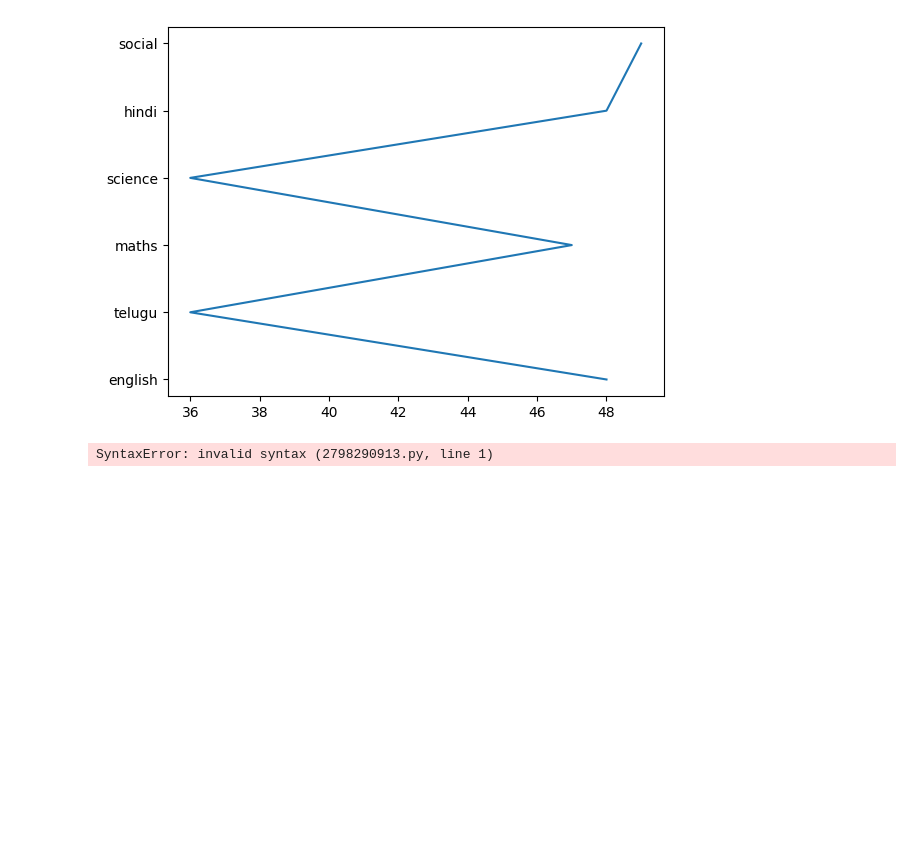
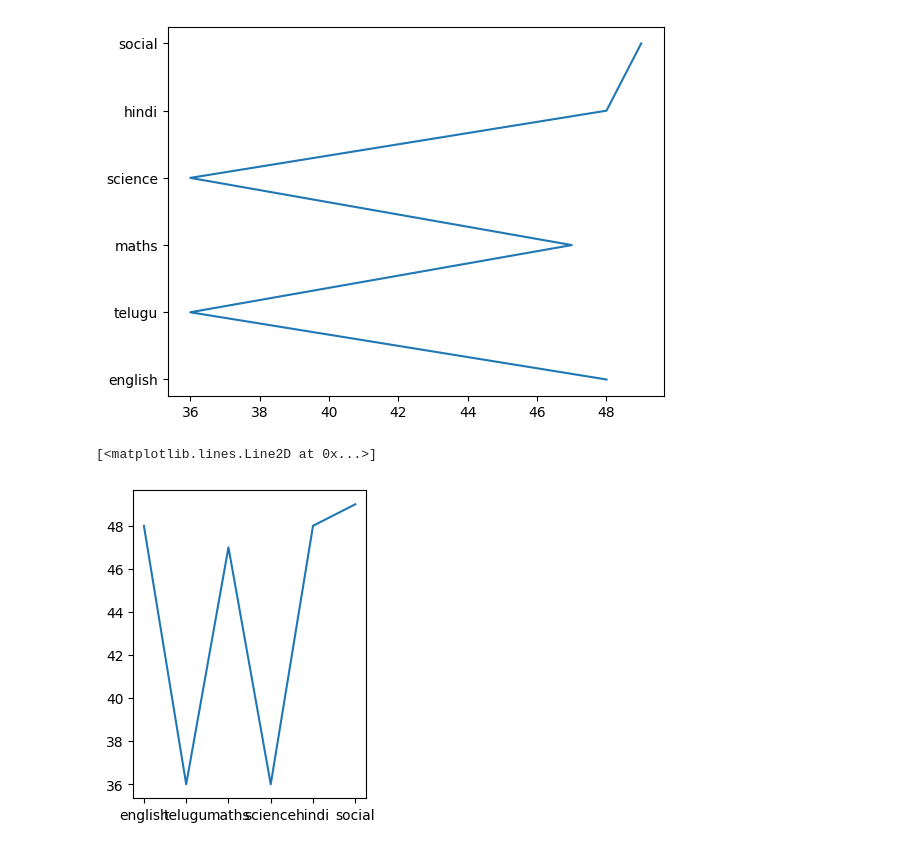
Before and after one commit to VyshnaviKarakatla/statistics-notebooks, a Jupyter notebook: _04_matplotlib.ipynb, the cells around one changed output. Cells and saved outputs as stored; diff of their text form; code cells hidden in the pictures; blank space fills up the shorter version.

```diff
--- a/_04_matplotlib.ipynb
+++ b/_04_matplotlib.ipynb
@@ -13,6 +13,8 @@ plt.plot(marks,subjects)
 [<matplotlib.lines.Line2D at 0x...>]
 [figure]
 # %%
-plt.plot(subjects,,marks)
+plt.figure(figsize=(3,4))
+plt.plot(subjects,marks)
 # %% [output]
-SyntaxError: invalid syntax (2798290913.py, line 1)
+[<matplotlib.lines.Line2D at 0x...>]
+[figure, added]
```
